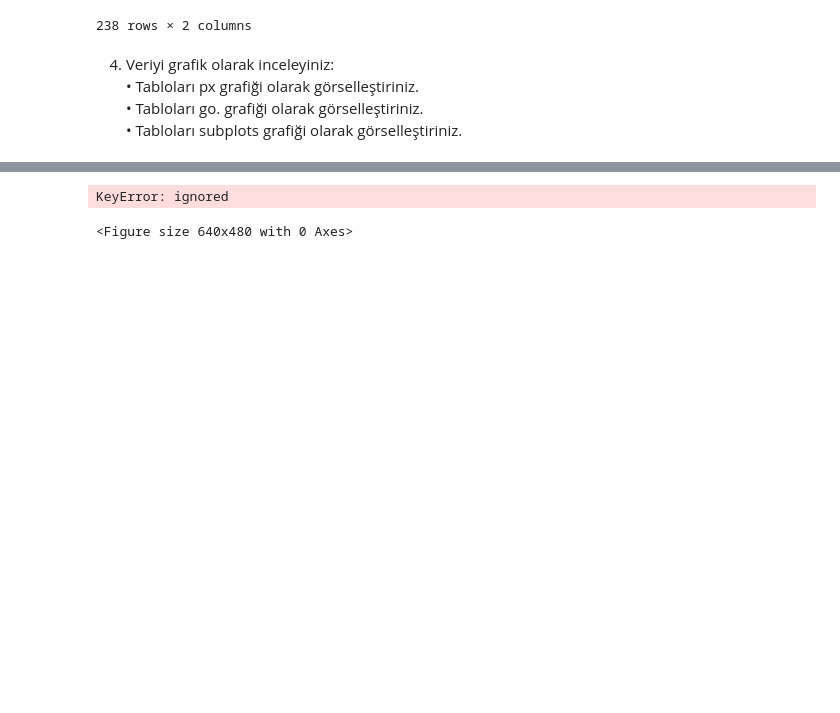
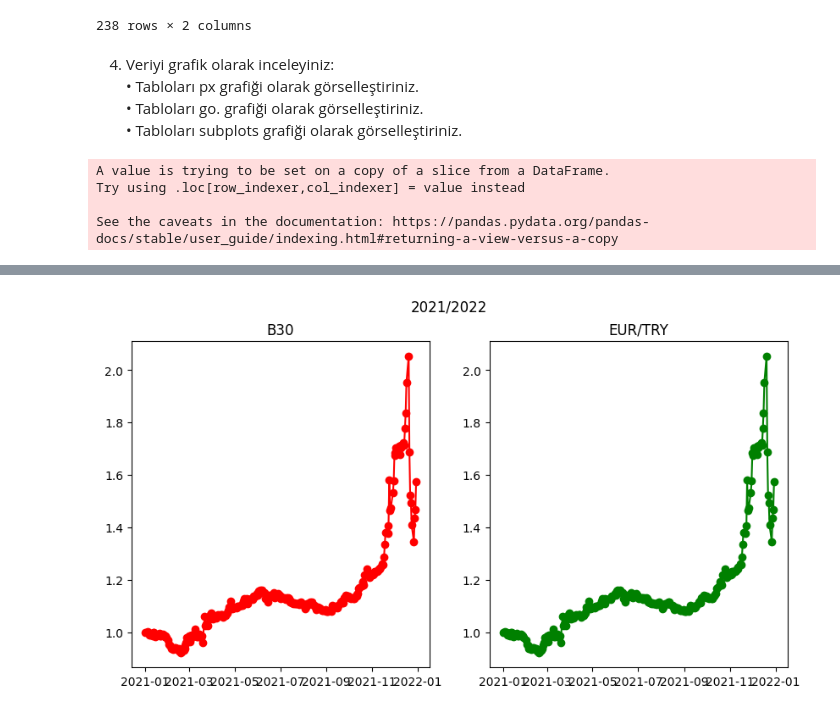
Before and after one commit to yagmurmutlu/GMKA_yagmur_mutlu, a Jupyter notebook: Odev3_Python_Veri_Analizi_Egitimi__yagmur_mutlu_.ipynb, the cells around one changed output, grey strips where cells are left out. Cells and saved outputs as stored; diff of their text form; code cells hidden in the pictures; blank space fills up the shorter version.

```diff
--- a/Odev3_Python_Veri_Analizi_Egitimi__yagmur_mutlu_.ipynb
+++ b/Odev3_Python_Veri_Analizi_Egitimi__yagmur_mutlu_.ipynb
@@ -250,45 +250,37 @@ veri
 	• Tabloları subplots grafiği olarak görselleştiriniz.
 # %%
 import plotly.express as px
-import plotly.graph_objects as go
+import plotly.graph_objs as go
 import matplotlib.pyplot as plt
 
-veri['Normalize EUR/TRY'] = veri['EUR/TRY'] / veri['EUR/TRY'][0] * 100
+norm = kur.iloc[0,0]
+kur['Normalize EUR/TRY'] = kur['Kapanış (TRY)'] / norm
 
-fig1 = px.line(veri, y='Normalize EUR/TRY', title='Normalize(1 Ocak 2021)')
+fig1 = px.line(kur, y='Normalize EUR/TRY', title='Normalize(1 Ocak 2021)')
+fig1.show()
 
-fig_2 = go.Figure()
-#fig_2.add_trace(go.Bar(x=veri.index, y=veri['Normalize'], name='Normalize B30'))
-fig_2.add_trace(go.Scatter(x=veri.index, y=veri['Normalize EUR/TRY'], name='Normalize EUR/TRY'))
-fig_2.update_layout(
-    title='Normalize B30 ve Kur',
-    xaxis_title='Tarih',
-    xaxis_dtick='M1',
-    yaxis_title='Kur Endeksi(EUR/TRY)',
-)
+fig2 = go.Figure()
+fig2.add_trace(go.Bar(x=kur.index, y=kur['Normalize EUR/TRY'], name ='Normalize B30'))
+fig2.add_trace(go.Scatter(x=kur.index, y=kur['Normalize EUR/TRY'], name='EUR/TRY'))
+fig2.update_layout(title='Normalize B30 ve Kur', xaxis_title='Tarih', xaxis_dtick='M1', yaxis_title='Kur Endeksi(EUR/TRY)')
+fig2.show()
 
-fig1.show()
-fig_2.show()
+fig_3 = plt.figure(figsize=(10, 5))
+ax1 = fig_3.add_subplot(121)
+ax1.plot(kur.index, kur['Normalize EUR/TRY'], color="red", marker="o")
+ax1.set_title("B30")
 
-fig_3 = plt.figure()
-x = veri.index
-y_1 = veri['Normalize']
-y_2 = veri['Normalize EUR/TRY']
+ax2 = fig_3.add_subplot(122)
+ax2.plot(kur.index, kur['Normalize EUR/TRY'], color="green", marker="o")
+ax2.set_title("EUR/TRY")
 
-fig_3.set_figheight(5)
-fig_3.set_figwidth(10)
-
-plt.subplot(1, 2, 1)
-plt.plot(x, y_1, color='red', marker='o')
-plt.title('B30')
-
-plt.subplot(1, 2, 2)
-plt.plot(x, y_2, color='green', marker='o')
-plt.title('EUR/TRY')
-
-plt.suptitle('2021/2022')
+fig_3.suptitle("2021/2022")
+plt.show()
 # %% [output]
+A value is trying to be set on a copy of a slice from a DataFrame.
+Try using .loc[row_indexer,col_indexer] = value instead
+
+See the caveats in the documentation: https://pandas.pydata.org/pandas-docs/stable/user_guide/indexing.html#returning-a-view-versus-a-copy
 [interactive output not drawn]
 [interactive output not drawn]
-KeyError: ignored
-<Figure size 640x480 with 0 Axes>
+[figure, added]
```
